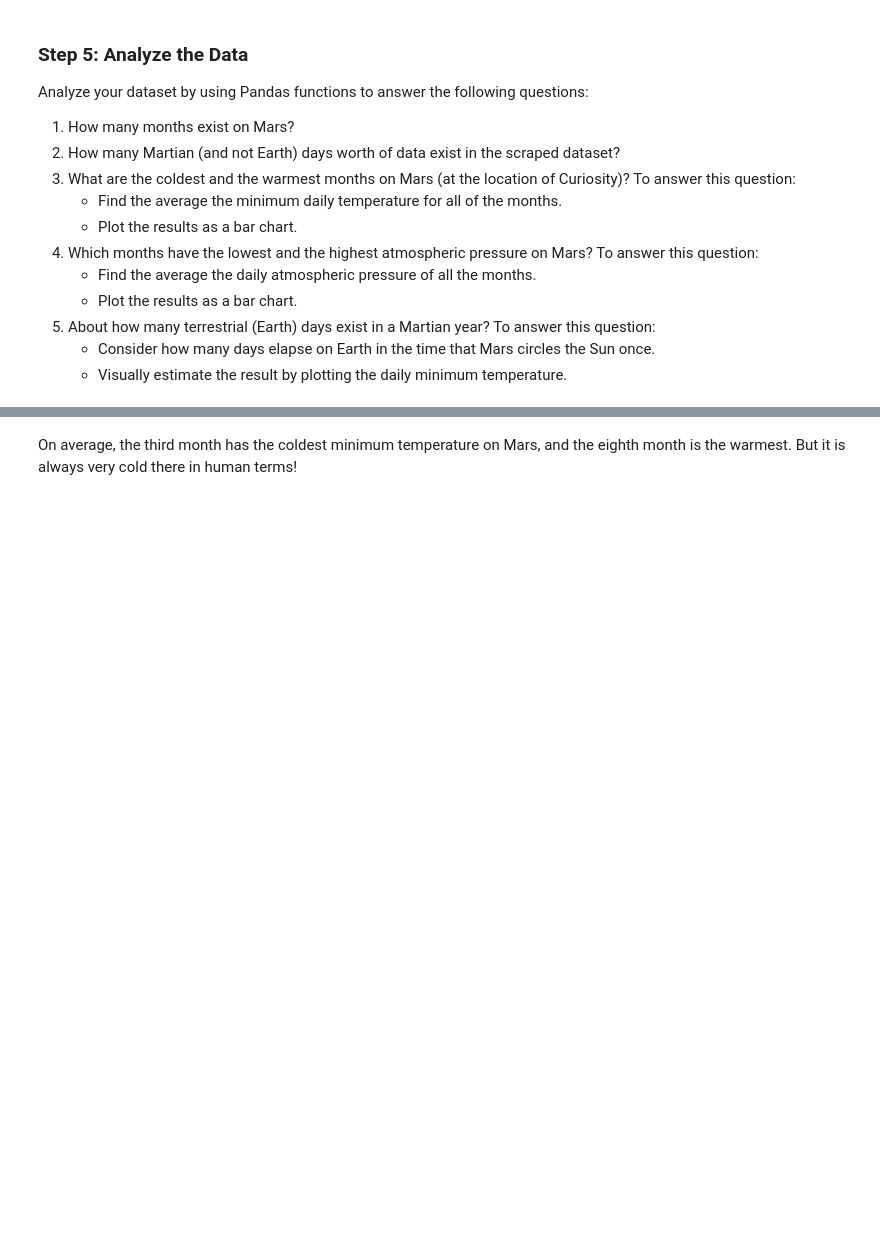
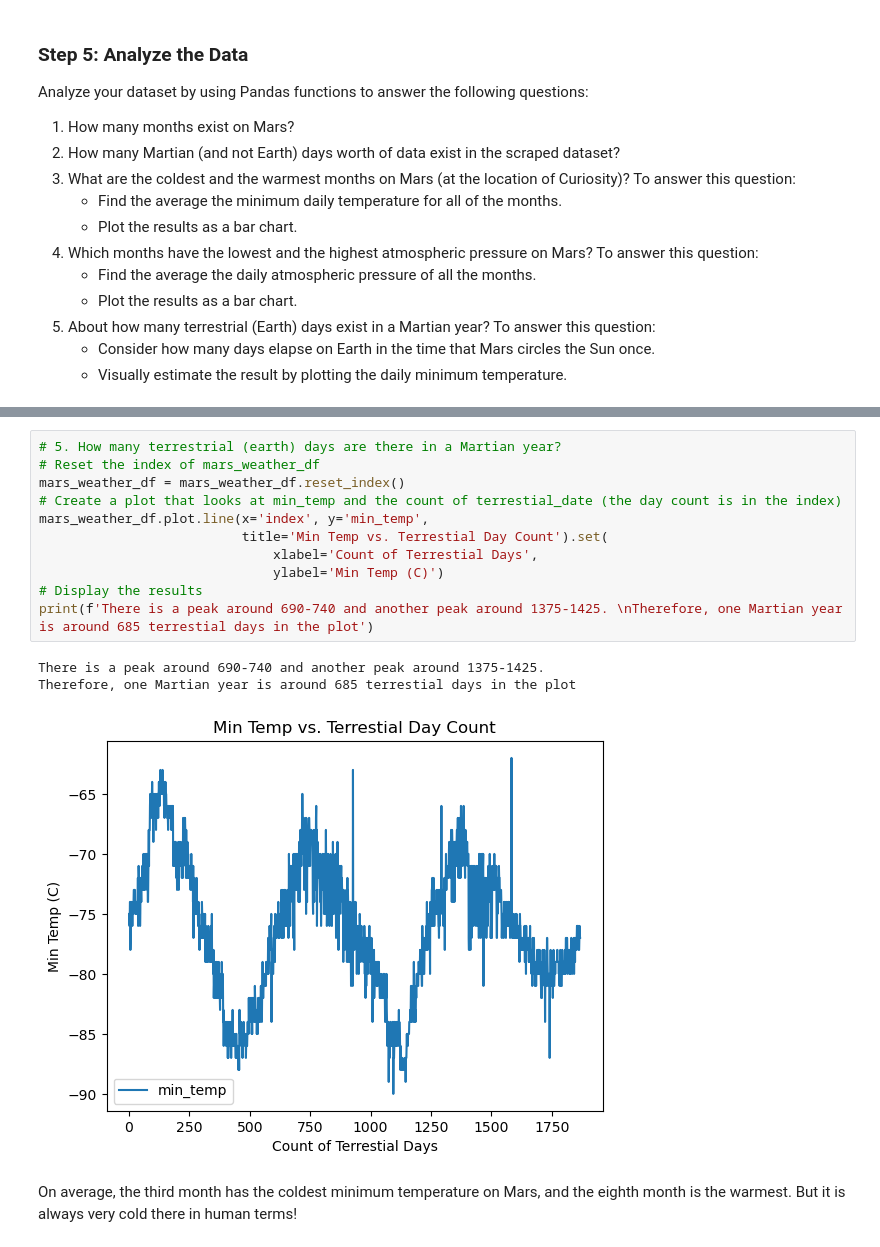
Before and after one commit to glongo001/mars-challenge, a Jupyter notebook: Starter_Code/part_2_mars_weather.ipynb, the cells around one changed output, grey strips where cells are left out. Saved outputs shown, nothing was run; the diff lists cells and outputs as text; blank space fills up the shorter version.

```diff
--- a/Starter_Code/part_2_mars_weather.ipynb
+++ b/Starter_Code/part_2_mars_weather.ipynb
@@ -264,3 +278,18 @@ print(count)
+# %%
+# 5. How many terrestrial (earth) days are there in a Martian year?
+# Reset the index of mars_weather_df
+mars_weather_df = mars_weather_df.reset_index()
+# Create a plot that looks at min_temp and the count of terrestial_date (the day count is in the index)
+mars_weather_df.plot.line(x='index', y='min_temp',
+                          title='Min Temp vs. Terrestial Day Count').set(
+                              xlabel='Count of Terrestial Days',
+                              ylabel='Min Temp (C)')
+# Display the results
+print(f'There is a peak around 690-740 and another peak around 1375-1425. \nTherefore, one Martian year is around 685 terrestial days in the plot')
+# %% [output]
+There is a peak around 690-740 and another peak around 1375-1425.
+Therefore, one Martian year is around 685 terrestial days in the plot
+[figure, added]
 # %% [markdown]
 On average, the third month has the coldest minimum temperature on Mars, and the eighth month is the warmest. But it is always very cold there in human terms!
 # %% [markdown]
```
Also changed, not shown: parts of 16 cells of this notebook, 1 other file.
